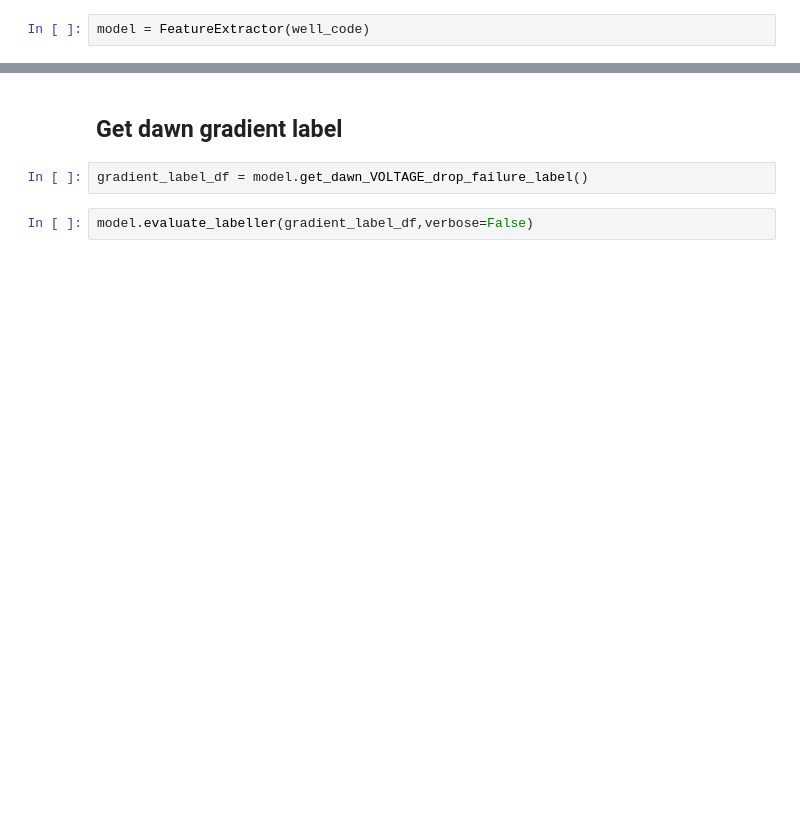
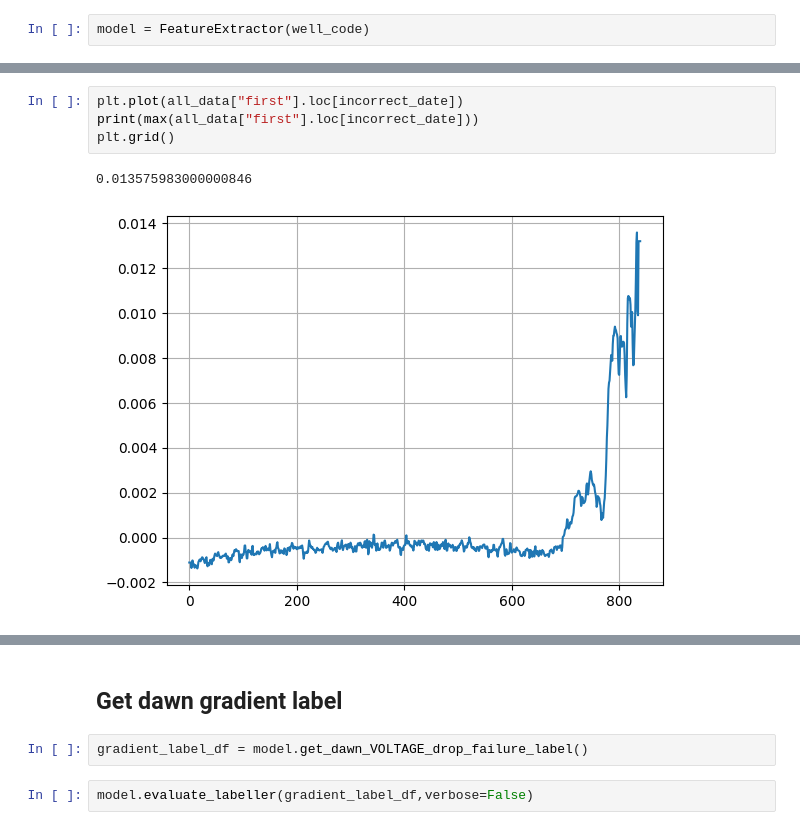
Before and after one commit to HarryLe95/Consilium_ROC_HOANG, a Jupyter notebook: app/BayesianLabel_Example copy.ipynb, the cells around one changed output, grey strips where cells are left out. Cells and saved outputs as stored; diff of their text form; blank space fills up the shorter version.

```diff
--- a/app/BayesianLabel_Example copy.ipynb
+++ b/app/BayesianLabel_Example copy.ipynb
@@ -15,0 +84,7 @@ model = FeatureExtractor(well_code)
+# %%
+plt.plot(all_data["first"].loc[incorrect_date])
+print(max(all_data["first"].loc[incorrect_date]))
+plt.grid()
+# %% [output]
+0.013575983000000846
+[figure, added]
```
Also changed, not shown: parts of 28 cells of this notebook, 4 other files.
